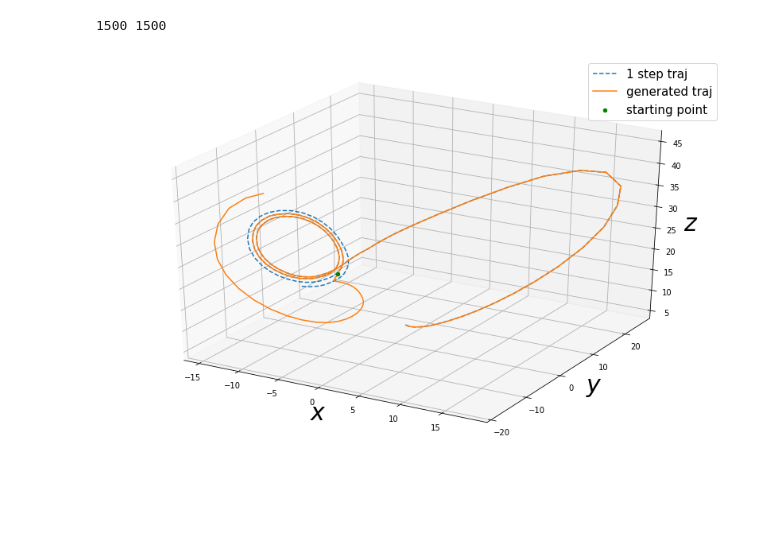
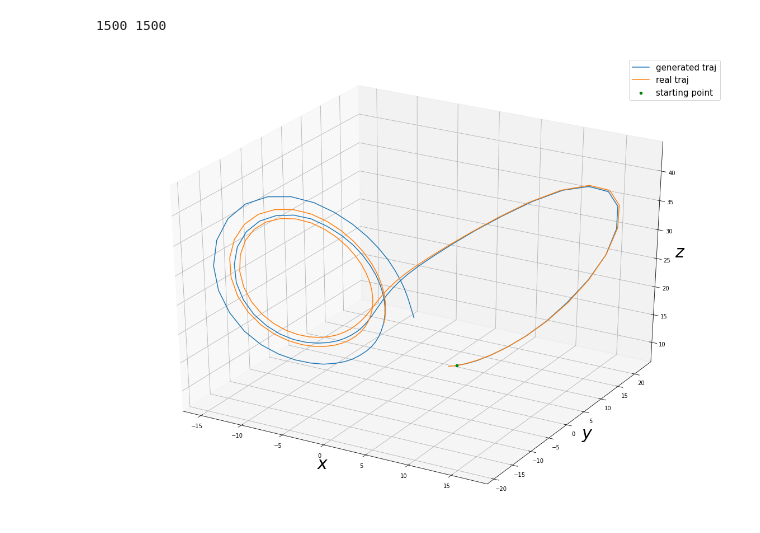
Before and after one commit to raudh1/LorenzModel, a Jupyter notebook: GenTrajMLPLorenz.ipynb, the cells around one changed output. Saved outputs shown, nothing was run; the diff lists cells and outputs as text; code cells hidden in the pictures; blank space fills up the shorter version.

```diff
--- a/GenTrajMLPLorenz.ipynb
+++ b/GenTrajMLPLorenz.ipynb
@@ -309,12 +309,16 @@ print(len(traj),len(traj_1step))
 # %% [output]
 1500 1500
 # %%
-def plot_3D(traj,traj_1step,history,length=1000):
-  fig = plt.figure(figsize=(14,9))
+def plot_3D(traj,traj_1step,history=history,length=future):
+  fig = plt.figure(figsize=(20,15))
   ax = fig.gca(projection="3d")
-  start=history-100
-  ax.plot(traj_1step[start:history+length,0,0],traj_1step[start:history+length,0,1],traj_1step[start:history+length,0,2],label='1 step traj',linestyle='--')
+  start=history
+
+  #ax.plot(traj_1step[start:history+length,0,0],traj_1step[start:history+length,0,1],traj_1step[start:history+length,0,2],label='1 step traj',linestyle='--')
   ax.plot(traj[start:history+length,0,0],traj[start:history+length,0,1],traj[start:history+length,0,2],label='generated traj')
+  ax.plot(input[start:history+length,0,0],input[start:history+length,0,1],input[start:history+length,0,2],label='real traj')
+
+
   ax.scatter3D(traj[history,0,0],traj[history,0,1],traj[history,0,2],c='green',label='starting point')
   ax.set_xlabel(r'$x$',fontsize=30)
   ax.set_ylabel(r'$y$',fontsize=30)
@@ -322,6 +326,6 @@ def plot_3D(traj,traj_1step,history,length=1000):
 
   ax.legend(fontsize=15)
 # %%
-plot_3D(traj,traj_1step,history=history,length=40)
+plot_3D(traj,traj_1step,history=history,length=100)
 # %% [output]
-[figure, old version]
+[figure, new version]
```
